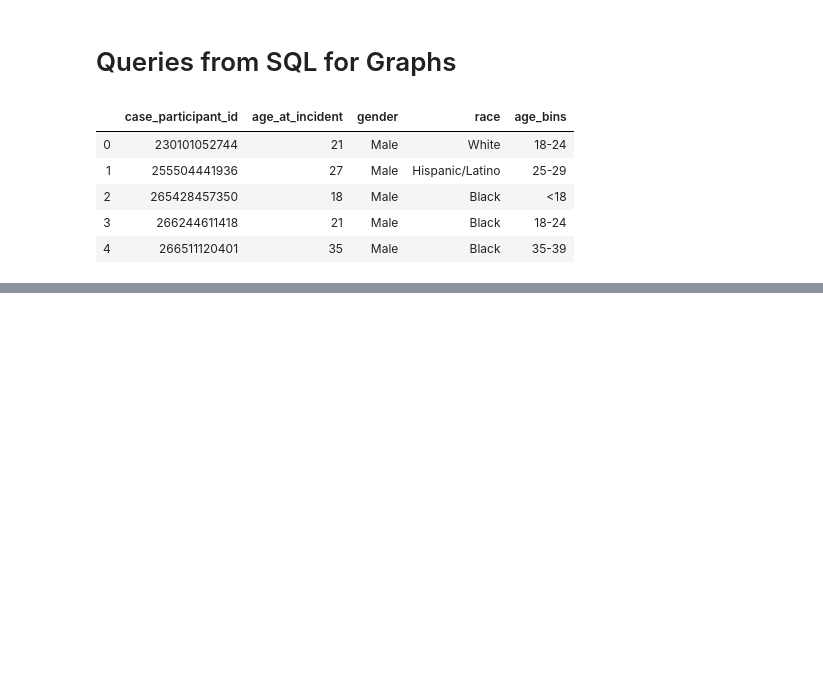
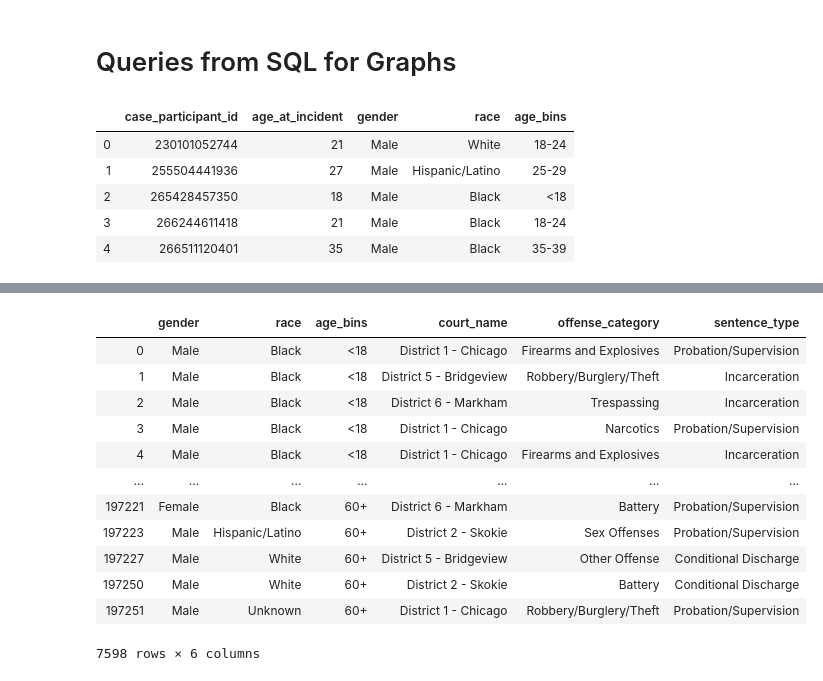
Before and after one commit to cckuqui/CCSAO-Sentencing, a Jupyter notebook: Back-end/new.ipynb, the cells around one changed output, grey strips where cells are left out. Drawn from its saved outputs; the diff is of its cells as text; code cells hidden in the pictures; blank space fills up the shorter version.

```diff
--- a/Back-end/new.ipynb
+++ b/Back-end/new.ipynb
@@ -1302,0 +1354,16 @@ pd.read_sql_query('select * from participants', con=engine).head()
+# %%
+test_participants.drop_duplicates()
+# %% [output]
+|  | gender | race | age_bins | court_name | offense_category | sentence_type |
+| 0 | Male | Black | <18 | District 1 - Chicago | Firearms and Explosives | Probation/Supervision |
+| 1 | Male | Black | <18 | District 5 - Bridgeview | Robbery/Burglery/Theft | Incarceration |
+| 2 | Male | Black | <18 | District 6 - Markham | Trespassing | Incarceration |
+| 3 | Male | Black | <18 | District 1 - Chicago | Narcotics | Probation/Supervision |
+| 4 | Male | Black | <18 | District 1 - Chicago | Firearms and Explosives | Incarceration |
+| ... | ... | ... | ... | ... | ... | ... |
+| 197221 | Female | Black | 60+ | District 6 - Markham | Battery | Probation/Supervision |
+| 197223 | Male | Hispanic/Latino | 60+ | District 2 - Skokie | Sex Offenses | Probation/Supervision |
+| 197227 | Male | White | 60+ | District 5 - Bridgeview | Other Offense | Conditional Discharge |
+| 197250 | Male | White | 60+ | District 2 - Skokie | Battery | Conditional Discharge |
+| 197251 | Male | Unknown | 60+ | District 1 - Chicago | Robbery/Burglery/Theft | Probation/Supervision |
+7598 rows × 6 columns
```
Also changed, not shown: parts of 13 cells of this notebook.
